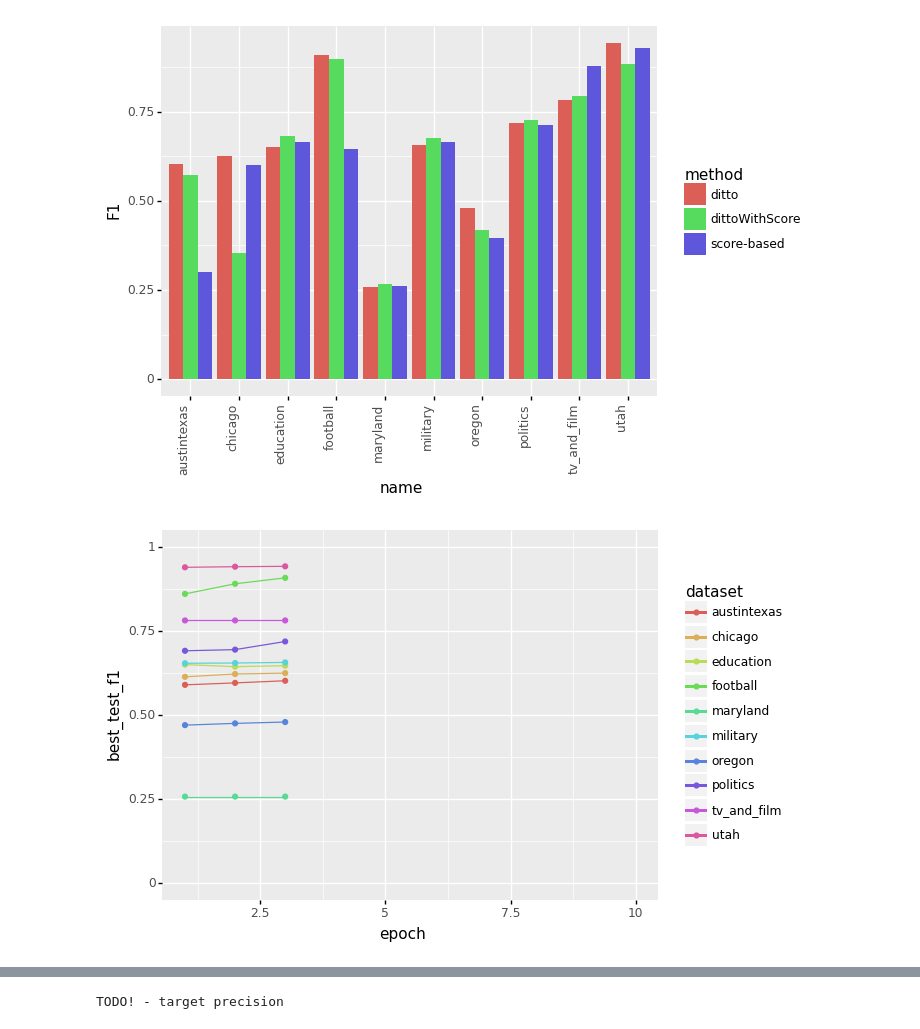
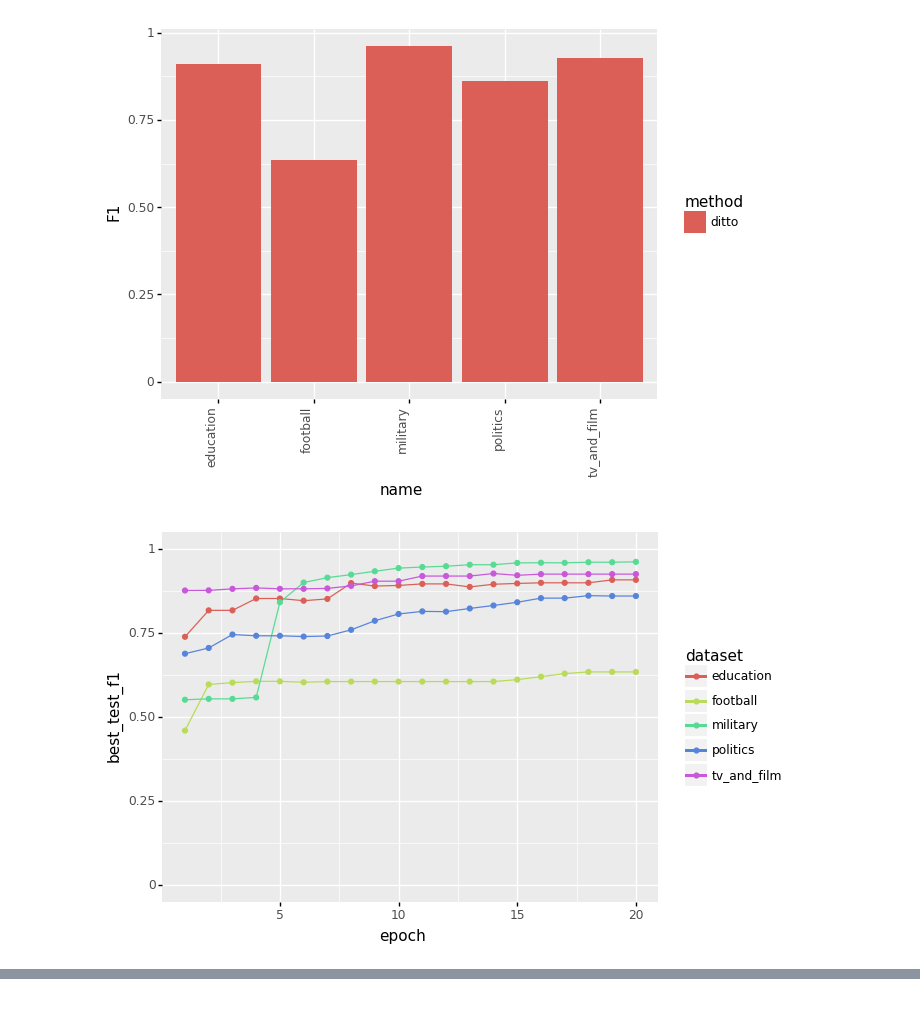
Before and after one commit to leonbornemann/RoleMatchingEvaluation, a Jupyter notebook: DittoTrainEvaluation.ipynb, the cells around one changed output, grey strips where cells are left out. Drawn from its saved outputs; the diff is of its cells as text; code cells hidden in the pictures.

```diff
--- a/DittoTrainEvaluation.ipynb
+++ b/DittoTrainEvaluation.ipynb
@@ -1,40 +1,36 @@
 # %%
 import pandas as pd
 from plotnine import *
-from plotnine.data import *
 from sklearn.metrics import accuracy_score, f1_score, precision_score, recall_score, classification_report, confusion_matrix, precision_recall_curve
 import numpy as np
 
 
 
 def readDittoDF(path,method):
     dittoDF = pd.read_csv(path)
     dittoDF["name"]=dittoDF["dataset"]
     dittoDF["F1"]=dittoDF["best_test_f1"]
     dittoDF["method"]=method
     return dittoDF
 
-dittoDF = readDittoDF("localData/dittoTrainProcessSocrataAndWikipedia.csv","ditto")
-dittoDFWithIDANDSCore = readDittoDF("localData/dittoTrainAllWithIDAndScore.csv","dittoWithScore")
+dittoDF = readDittoDF("localData/matching/dittoResults.csv","ditto")
 
-dfPivoted = pd.read_csv("localData/dittoTrainEpochsPivot.csv")
-bestF1ScoreBased = pd.read_csv("localData/bestF1ScoreBased.csv")
-bestF1ScoreBased["method"]="score-based"
+dfPivoted = pd.read_csv("localData/matching/dittoResultsPivot.csv")
 
-newDFToPlot = dittoDF.append(bestF1ScoreBased).append(dittoDFWithIDANDSCore)
+newDFToPlot = dittoDF
 #print(ggplot(bestF1ScoreBased) + geom_point(aes(x='recall',y='Precision',color="name")))
 plot = ggplot(newDFToPlot,aes(x = 'name',y='F1',fill='method')) + geom_col(position=position_dodge()) + theme(axis_text_x = element_text(angle=90, hjust=1))
 print(plot)
 
-plot = ggplot(dittoDF,aes(x = 'epoch',y='best_test_f1',color='dataset')) + geom_line() + geom_point()  + xlim(1, 10) + ylim(0, 1)
+plot = ggplot(dittoDF,aes(x = 'epoch',y='best_test_f1',color='dataset')) + geom_line() + geom_point()  + xlim(1, 20) + ylim(0, 1)
 print(plot)
 
 datasets = dittoDF["dataset"].unique()
 for ds in datasets:
     dfFiltered = dfPivoted[dfPivoted["dataset"]==ds]
     #print(dfFiltered)
-    plot = ggplot(dfFiltered,aes(x = 'epoch',y='value',color='scoreType')) + geom_line() +  geom_point() + ylim(0, 1) + xlim(1, 10) + ggtitle(ds)
+    plot = ggplot(dfFiltered,aes(x = 'epoch',y='value',color='scoreType')) + geom_line() +  geom_point() + ylim(0, 1) + xlim(1, 20) + ggtitle(ds)
     print(plot)
 # %% [output]
-[figure, old version]
+[figure, new version]
-[figure, old version]
+[figure, new version]
@@ -51,5 +41,0 @@ for ds in datasets:
-# %%
-#target precision
-print("TODO! - target precision")
-# %% [output]
-TODO! - target precision
```
Also changed, not shown: parts of 3 cells of this notebook, 20 other files.
